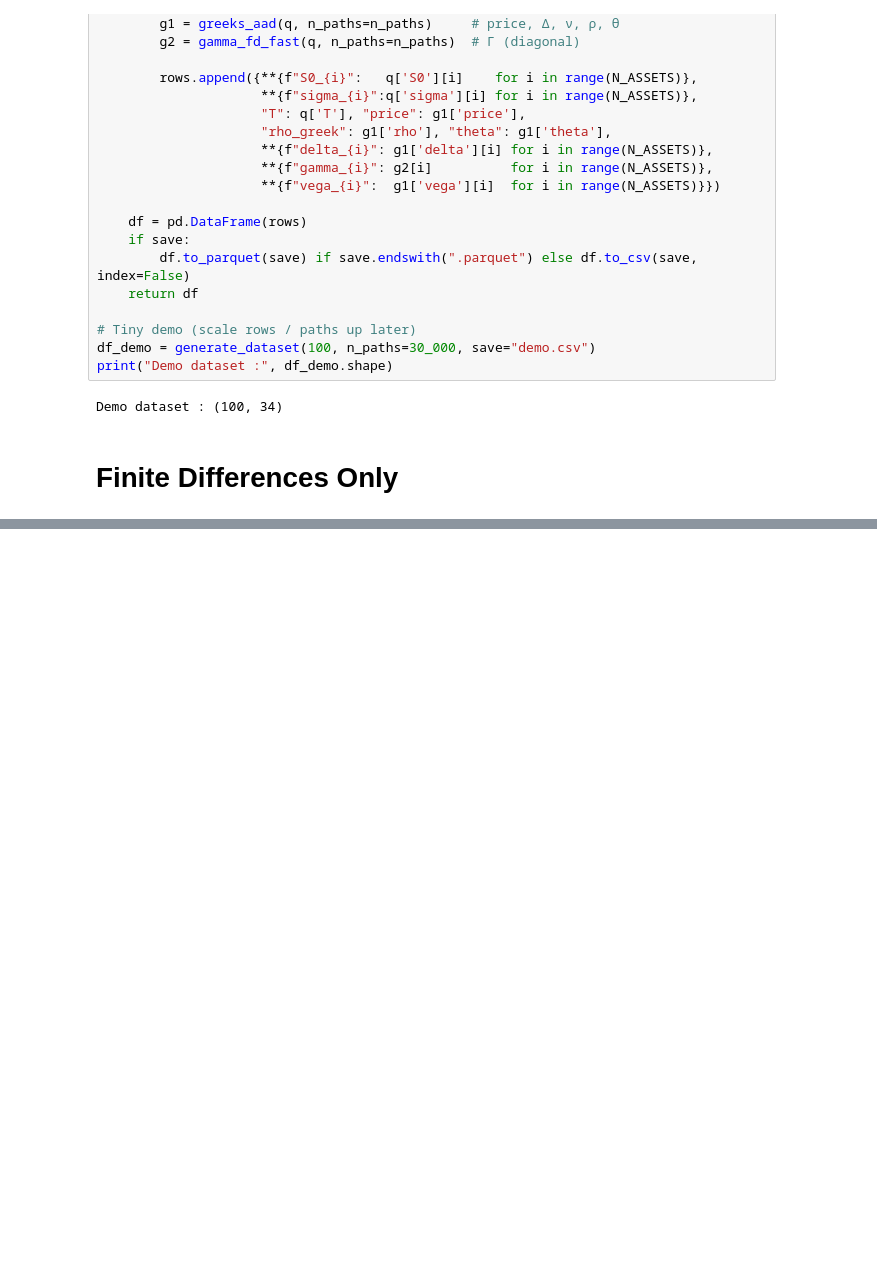
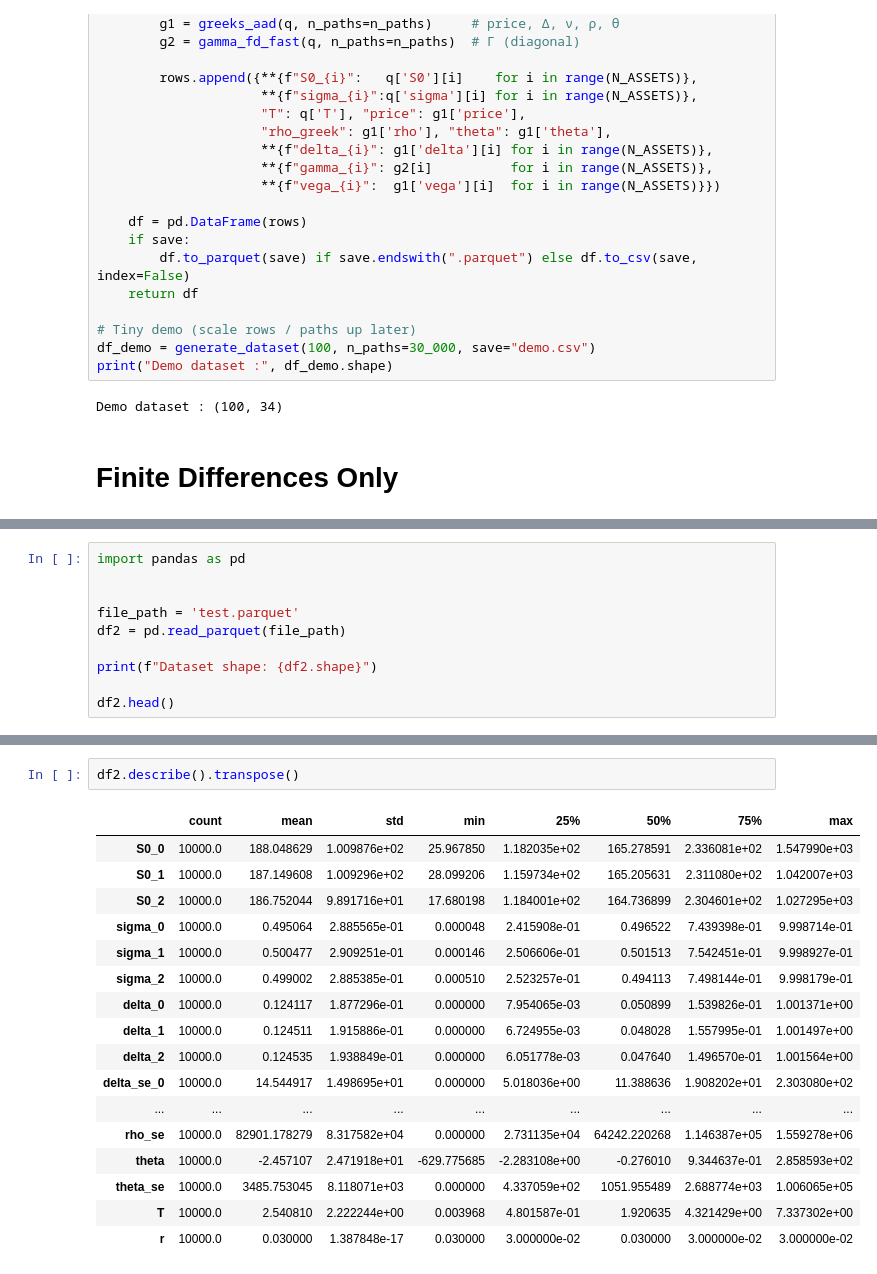
Before and after one commit to JPfaff23/Summer-Research, a Jupyter notebook: Monte Carlo Data Generation/Initial Evalutation/montecarlo_basket6_greeks.ipynb, the cells around one changed output, grey strips where cells are left out. Saved outputs shown, nothing was run; the diff lists cells and outputs as text; blank space fills up the shorter version.

```diff
--- a/Monte Carlo Data Generation/Initial Evalutation/montecarlo_basket6_greeks.ipynb
+++ b/Monte Carlo Data Generation/Initial Evalutation/montecarlo_basket6_greeks.ipynb
@@ -533,0 +480,10 @@ Demo shape: (1, 34) | elapsed 1.0695956999552436 s
+# %%
+import pandas as pd
+
+
+file_path = 'test.parquet'
+df2 = pd.read_parquet(file_path)
+
+print(f"Dataset shape: {df2.shape}")
+
+df2.head()
@@ -533,0 +521,20 @@ Demo shape: (1, 34) | elapsed 1.0695956999552436 s
+# %%
+df2.describe().transpose()
+# %% [output]
+|  | count | mean | std | min | 25% | 50% | 75% | max |
+| S0_0 | 10000.0 | 188.048629 | 1.009876e+02 | 25.967850 | 1.182035e+02 | 165.278591 | 2.336081e+02 | 1.547990e+03 |
+| S0_1 | 10000.0 | 187.149608 | 1.009296e+02 | 28.099206 | 1.159734e+02 | 165.205631 | 2.311080e+02 | 1.042007e+03 |
+| S0_2 | 10000.0 | 186.752044 | 9.891716e+01 | 17.680198 | 1.184001e+02 | 164.736899 | 2.304601e+02 | 1.027295e+03 |
+| sigma_0 | 10000.0 | 0.495064 | 2.885565e-01 | 0.000048 | 2.415908e-01 | 0.496522 | 7.439398e-01 | 9.998714e-01 |
+| sigma_1 | 10000.0 | 0.500477 | 2.909251e-01 | 0.000146 | 2.506606e-01 | 0.501513 | 7.542451e-01 | 9.998927e-01 |
+| sigma_2 | 10000.0 | 0.499002 | 2.885385e-01 | 0.000510 | 2.523257e-01 | 0.494113 | 7.498144e-01 | 9.998179e-01 |
+| delta_0 | 10000.0 | 0.124117 | 1.877296e-01 | 0.000000 | 7.954065e-03 | 0.050899 | 1.539826e-01 | 1.001371e+00 |
+| delta_1 | 10000.0 | 0.124511 | 1.915886e-01 | 0.000000 | 6.724955e-03 | 0.048028 | 1.557995e-01 | 1.001497e+00 |
+| delta_2 | 10000.0 | 0.124535 | 1.938849e-01 | 0.000000 | 6.051778e-03 | 0.047640 | 1.496570e-01 | 1.001564e+00 |
+| delta_se_0 | 10000.0 | 14.544917 | 1.498695e+01 | 0.000000 | 5.018036e+00 | 11.388636 | 1.908202e+01 | 2.303080e+02 |
+| ... | ... | ... | ... | ... | ... | ... | ... | ... |
+| rho_se | 10000.0 | 82901.178279 | 8.317582e+04 | 0.000000 | 2.731135e+04 | 64242.220268 | 1.146387e+05 | 1.559278e+06 |
+| theta | 10000.0 | -2.457107 | 2.471918e+01 | -629.775685 | -2.283108e+00 | -0.276010 | 9.344637e-01 | 2.858593e+02 |
+| theta_se | 10000.0 | 3485.753045 | 8.118071e+03 | 0.000000 | 4.337059e+02 | 1051.955489 | 2.688774e+03 | 1.006065e+05 |
+| T | 10000.0 | 2.540810 | 2.222244e+00 | 0.003968 | 4.801587e-01 | 1.920635 | 4.321429e+00 | 7.337302e+00 |
+| r | 10000.0 | 0.030000 | 1.387848e-17 | 0.030000 | 3.000000e-02 | 0.030000 | 3.000000e-02 | 3.000000e-02 |
```
Also changed, not shown: parts of 13 cells of this notebook, 14 other files.
